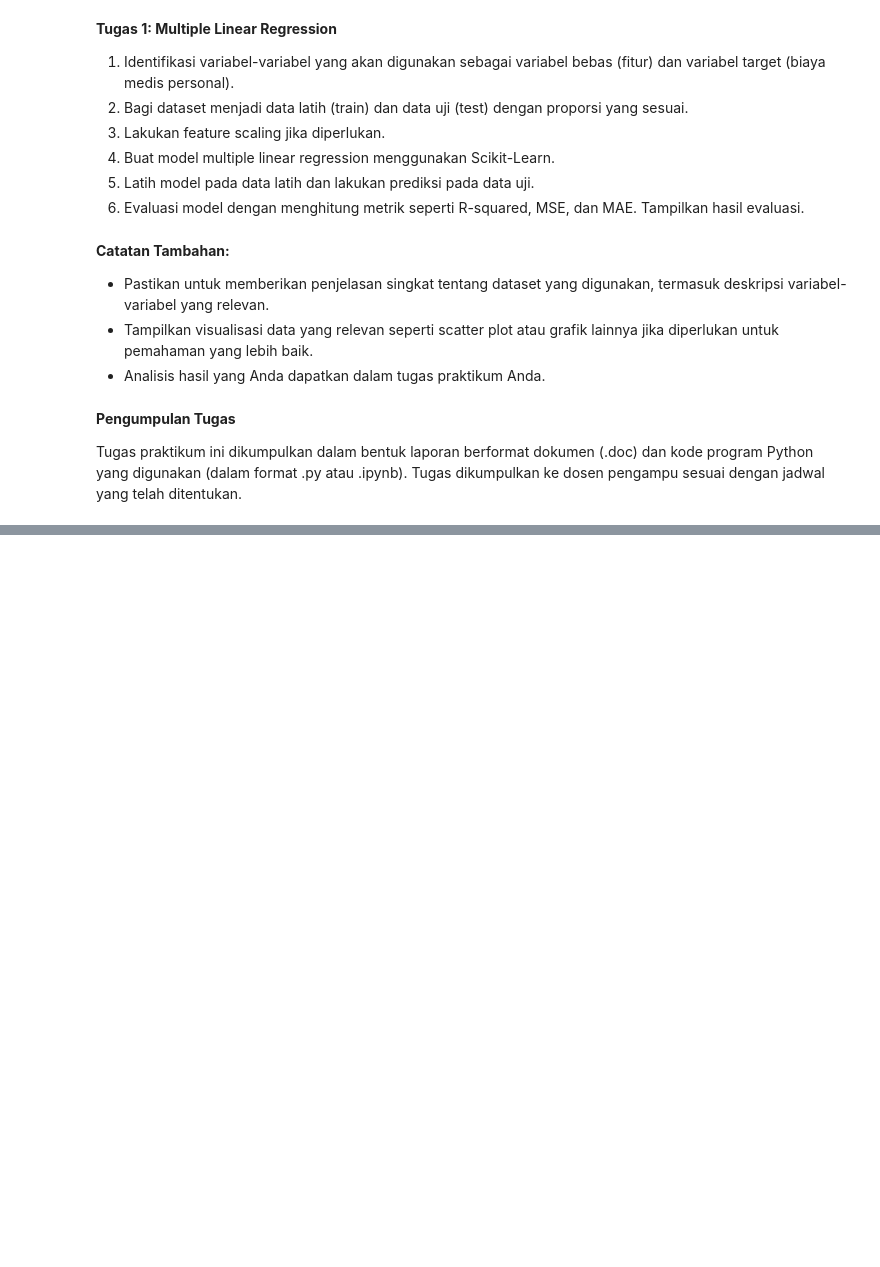
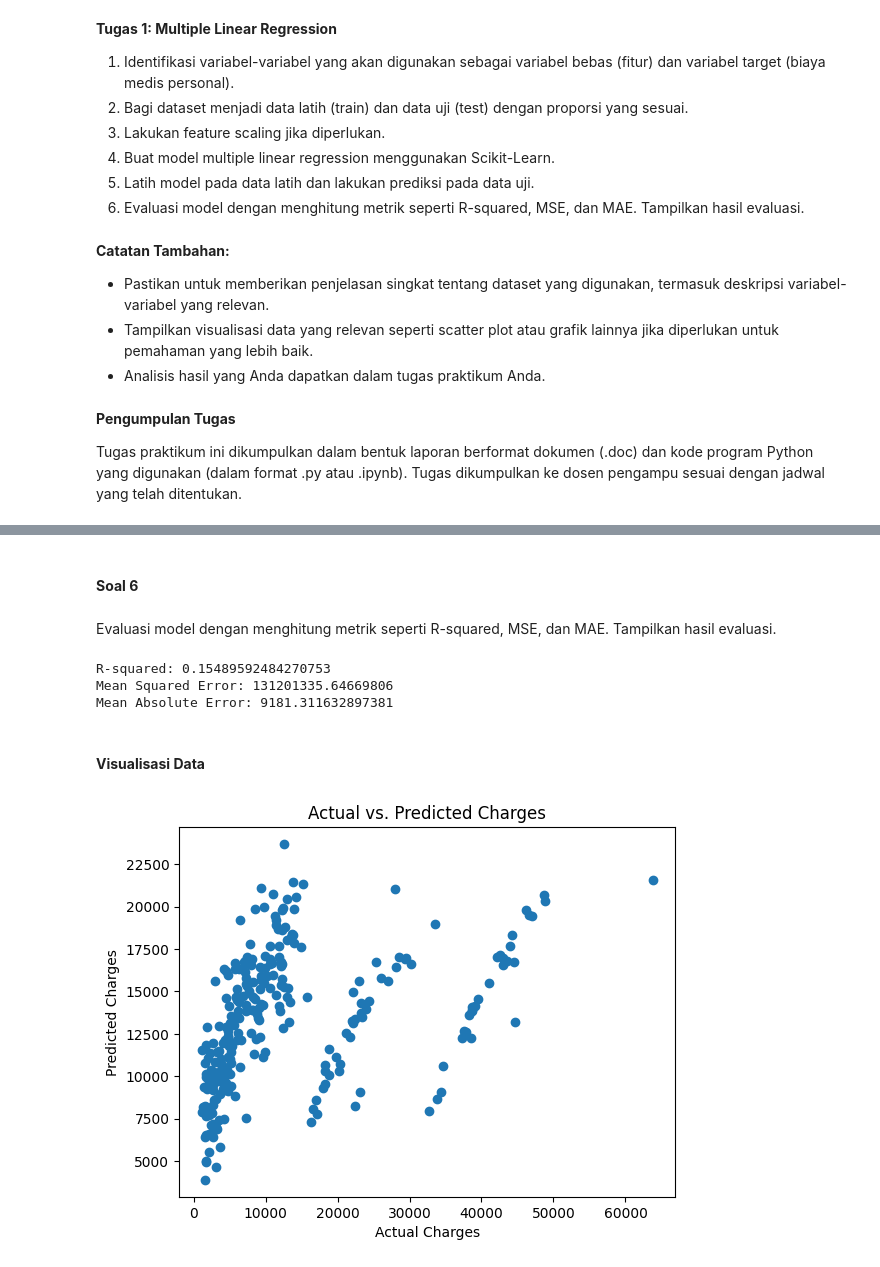
Before and after one commit to alfisuryap/MachineLearning, a Jupyter notebook: Jobsheet3_MachineLearning.ipynb, the cells around one changed output, grey strips where cells are left out. Drawn from its saved outputs; the diff is of its cells as text; code cells hidden in the pictures; blank space fills up the shorter version.

```diff
--- a/Jobsheet3_MachineLearning.ipynb
+++ b/Jobsheet3_MachineLearning.ipynb
@@ -441,0 +504,3 @@ Tugas praktikum ini dikumpulkan dalam bentuk laporan berformat dokumen (.doc) da
+# %%
+# Bagi dataset menjadi data latih dan data uji
+X_train, X_test, y_train, y_test = train_test_split(X, y, test_size=0.2, random_state=42)
@@ -441,0 +529,5 @@ Tugas praktikum ini dikumpulkan dalam bentuk laporan berformat dokumen (.doc) da
+# %%
+# Feature scaling (Opsional)
+scaler = StandardScaler()
+X_train = scaler.fit_transform(X_train)
+X_test = scaler.transform(X_test)
@@ -441,0 +538,4 @@ Tugas praktikum ini dikumpulkan dalam bentuk laporan berformat dokumen (.doc) da
+# %%
+# Buat model multiple linear regression
+model = LinearRegression()
+model.fit(X_train, y_train)
@@ -441,0 +548,7 @@ Tugas praktikum ini dikumpulkan dalam bentuk laporan berformat dokumen (.doc) da
+# %%
+# Lakukan prediksi pada data uji
+y_pred = model.predict(X_test)
+# %% [markdown]
+#### **Soal 6**
+# %% [markdown]
+Evaluasi model dengan menghitung metrik seperti R-squared, MSE, dan MAE. Tampilkan hasil evaluasi.
@@ -441,0 +560,20 @@ Tugas praktikum ini dikumpulkan dalam bentuk laporan berformat dokumen (.doc) da
+# %%
+# Tampilkan hasil evaluasi
+print("R-squared:", r_squared)
+print("Mean Squared Error:", mse)
+print("Mean Absolute Error:", mae)
+# %% [output]
+R-squared: 0.15489592484270753
+Mean Squared Error: 131201335.64669806
+Mean Absolute Error: 9181.311632897381
+# %% [markdown]
+#### **Visualisasi Data**
+# %%
+# Visualisasi data (Opsional)
+plt.scatter(y_test, y_pred)
+plt.xlabel("Actual Charges")
+plt.ylabel("Predicted Charges")
+plt.title("Actual vs. Predicted Charges")
+plt.show()
+# %% [output]
+[figure, added]
```
Also changed, not shown: parts of 27 cells of this notebook.
